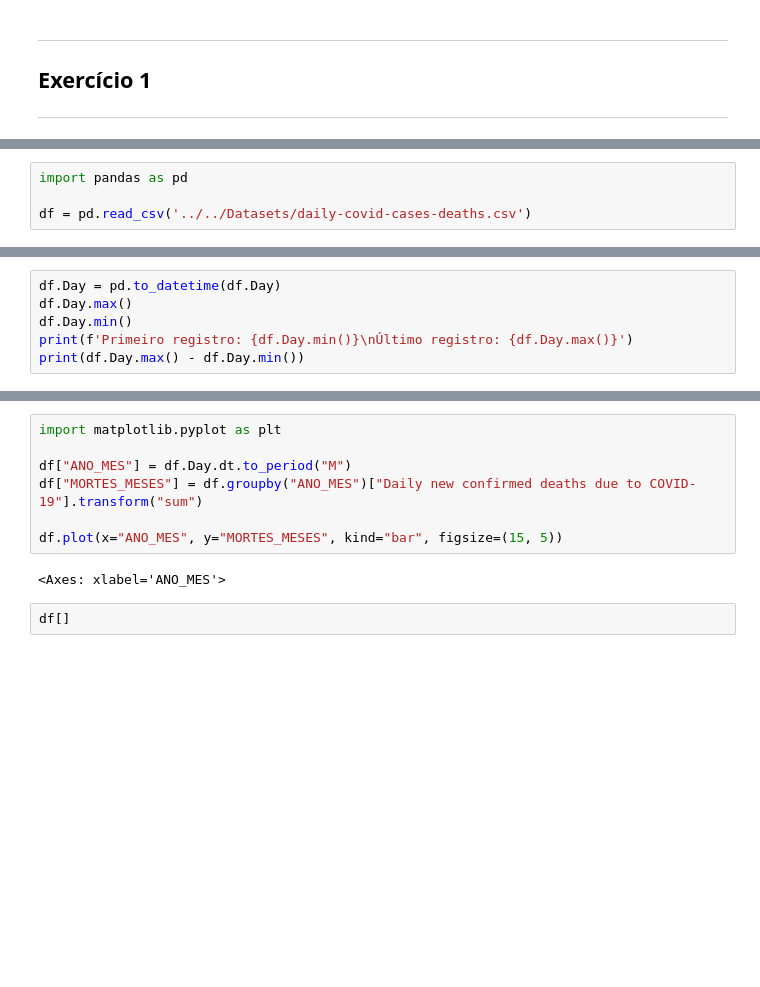
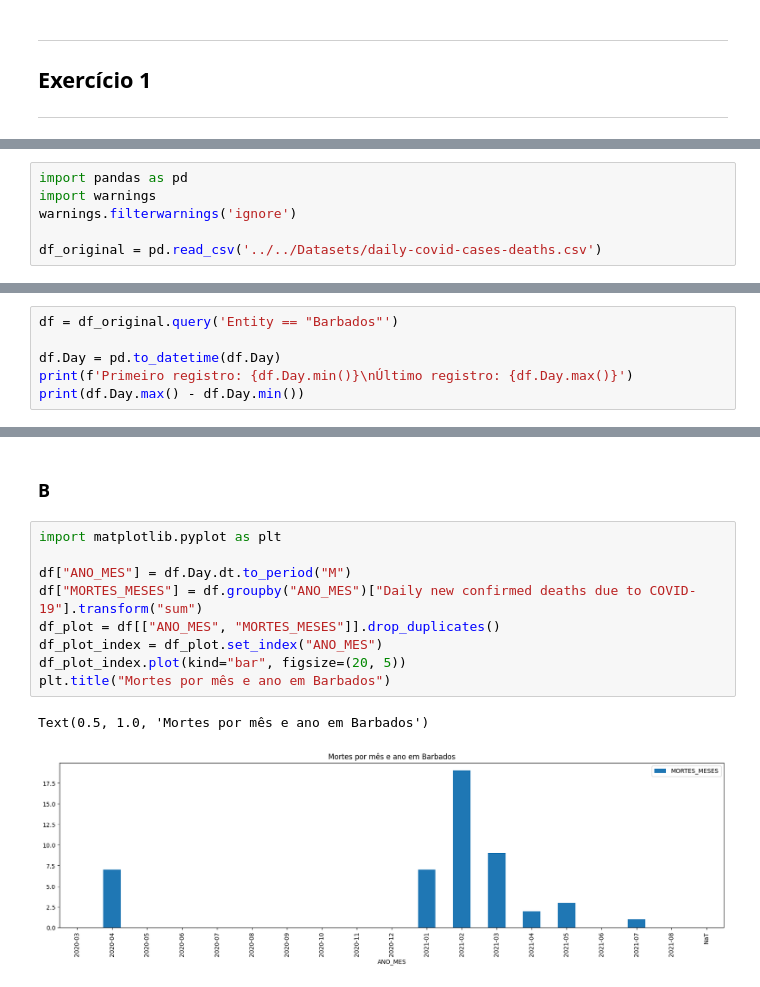
Before and after one commit to MariaLuizaLogrado/mineiracao_dados_ufpr, a Jupyter notebook: aulas/aula6/exercicios.ipynb, the cells around one changed output, grey strips where cells are left out. Saved outputs shown, nothing was run; the diff lists cells and outputs as text; blank space fills up the shorter version.

```diff
--- a/aulas/aula6/exercicios.ipynb
+++ b/aulas/aula6/exercicios.ipynb
@@ -5,4 +7,6 @@ ___
 # %%
 import pandas as pd
+import warnings
+warnings.filterwarnings('ignore')
 
-df = pd.read_csv('../../Datasets/daily-covid-cases-deaths.csv')
+df_original = pd.read_csv('../../Datasets/daily-covid-cases-deaths.csv')
@@ -9,7 +22,7 @@ df = pd.read_csv('../../Datasets/daily-covid-cases-deaths.csv')
 # %%
+df = df_original.query('Entity == "Barbados"')
+
 df.Day = pd.to_datetime(df.Day)
-df.Day.max()
-df.Day.min()
 print(f'Primeiro registro: {df.Day.min()}\nÚltimo registro: {df.Day.max()}')
 print(df.Day.max() - df.Day.min())
 # %% [output]
@@ -19,11 +32,14 @@ Primeiro registro: 2020-01-22 00:00:00
+# %% [markdown]
+### B
 # %%
 import matplotlib.pyplot as plt
 
 df["ANO_MES"] = df.Day.dt.to_period("M")
 df["MORTES_MESES"] = df.groupby("ANO_MES")["Daily new confirmed deaths due to COVID-19"].transform("sum")
-
-df.plot(x="ANO_MES", y="MORTES_MESES", kind="bar", figsize=(15, 5))
+df_plot = df[["ANO_MES", "MORTES_MESES"]].drop_duplicates()
+df_plot_index = df_plot.set_index("ANO_MES")
+df_plot_index.plot(kind="bar", figsize=(20, 5))
+plt.title("Mortes por mês e ano em Barbados")
 # %% [output]
-<Axes: xlabel='ANO_MES'>
+Text(0.5, 1.0, 'Mortes por mês e ano em Barbados')
+[figure, added]
-# %%
-df[]
```
Also changed, not shown: parts of 23 cells of this notebook, 3 other files.
